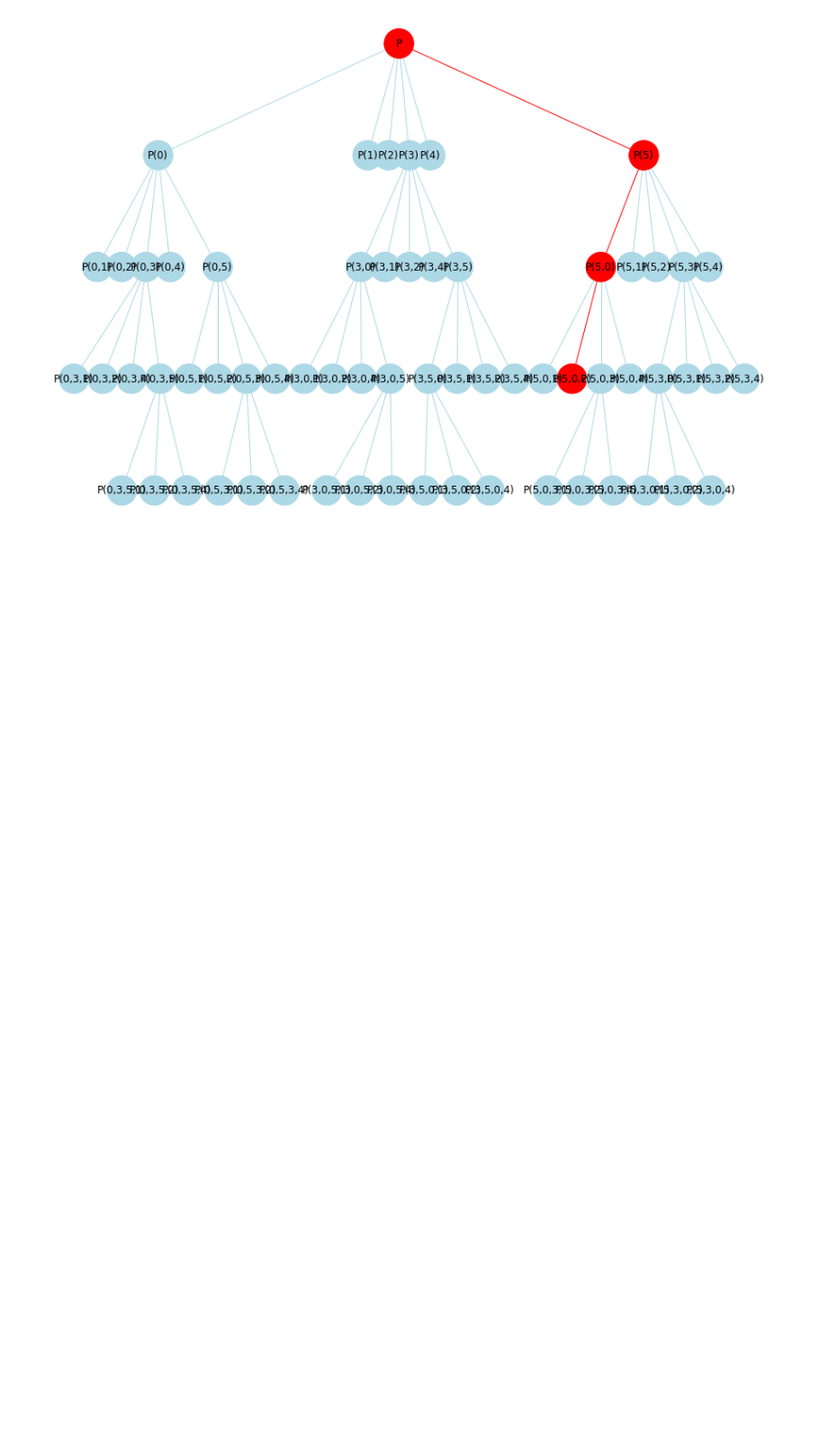
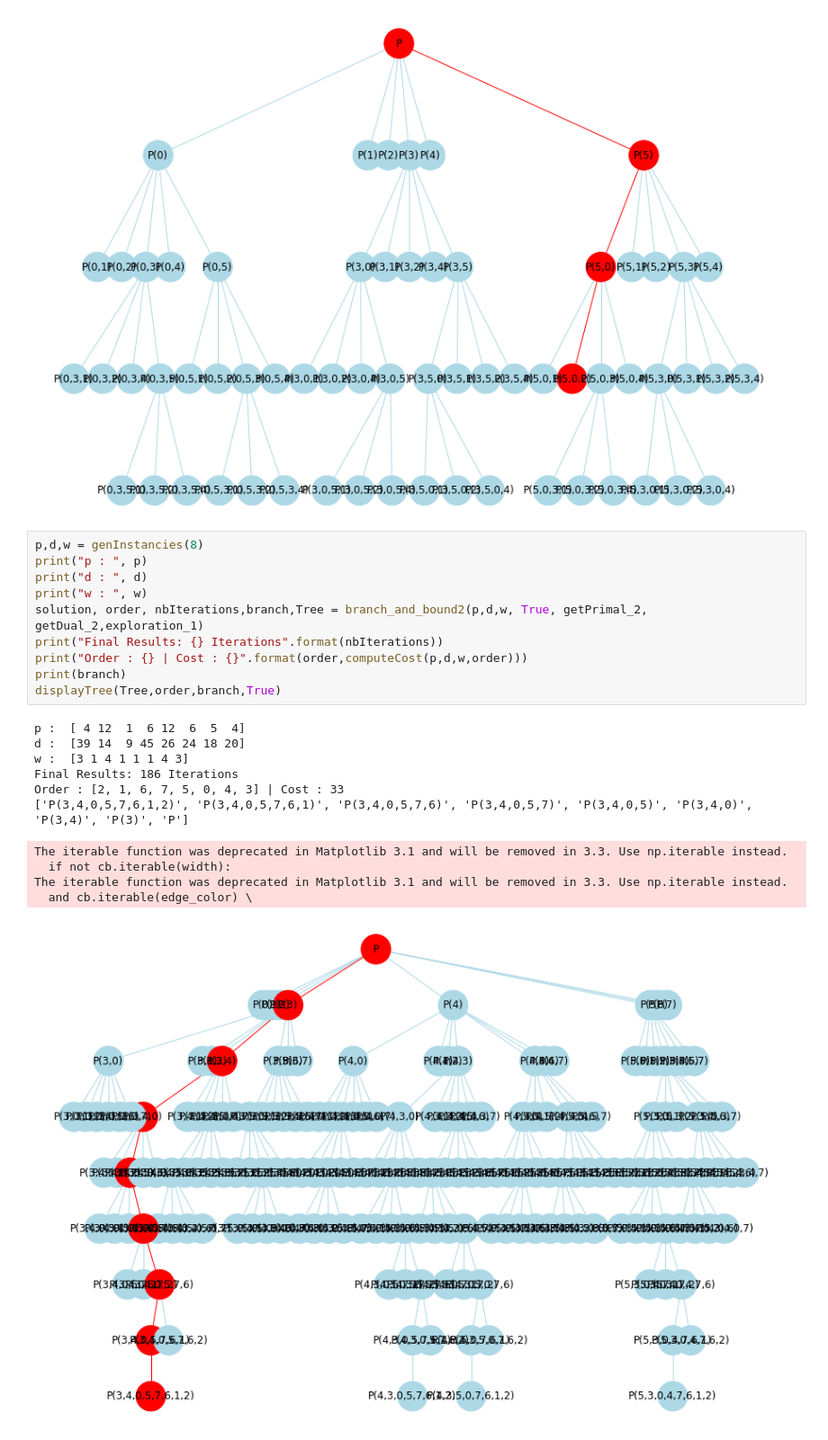
Before and after one commit to TinoMargely/Branch-and-Bound, a Jupyter notebook: Notebook-B&B.ipynb, the cells around one changed output. Shown at 90% size. Saved outputs shown, nothing was run; the diff lists cells and outputs as text; blank space fills up the shorter version.

```diff
--- a/Notebook-B&B.ipynb
+++ b/Notebook-B&B.ipynb
@@ -497,3 +498,25 @@ The iterable function was deprecated in Matplotlib 3.1 and will be removed in 3.
 The iterable function was deprecated in Matplotlib 3.1 and will be removed in 3.3. Use np.iterable instead.
   and cb.iterable(edge_color) \
 [figure]
+# %%
+p,d,w = genInstancies(8)
+print("p : ", p)
+print("d : ", d)
+print("w : ", w)
+solution, order, nbIterations,branch,Tree = branch_and_bound2(p,d,w, True, getPrimal_2, getDual_2,exploration_1)
+print("Final Results: {} Iterations".format(nbIterations))
+print("Order : {} | Cost : {}".format(order,computeCost(p,d,w,order)))
+print(branch)
+displayTree(Tree,order,branch,True)
+# %% [output]
+p :  [ 4 12  1  6 12  6  5  4]
+d :  [39 14  9 45 26 24 18 20]
+w :  [3 1 4 1 1 1 4 3]
+Final Results: 186 Iterations
+Order : [2, 1, 6, 7, 5, 0, 4, 3] | Cost : 33
+['P(3,4,0,5,7,6,1,2)', 'P(3,4,0,5,7,6,1)', 'P(3,4,0,5,7,6)', 'P(3,4,0,5,7)', 'P(3,4,0,5)', 'P(3,4,0)', 'P(3,4)', 'P(3)', 'P']
+The iterable function was deprecated in Matplotlib 3.1 and will be removed in 3.3. Use np.iterable instead.
+  if not cb.iterable(width):
+The iterable function was deprecated in Matplotlib 3.1 and will be removed in 3.3. Use np.iterable instead.
+  and cb.iterable(edge_color) \
+[figure, added]
```
Also changed, not shown: parts of 1 cell of this notebook.
